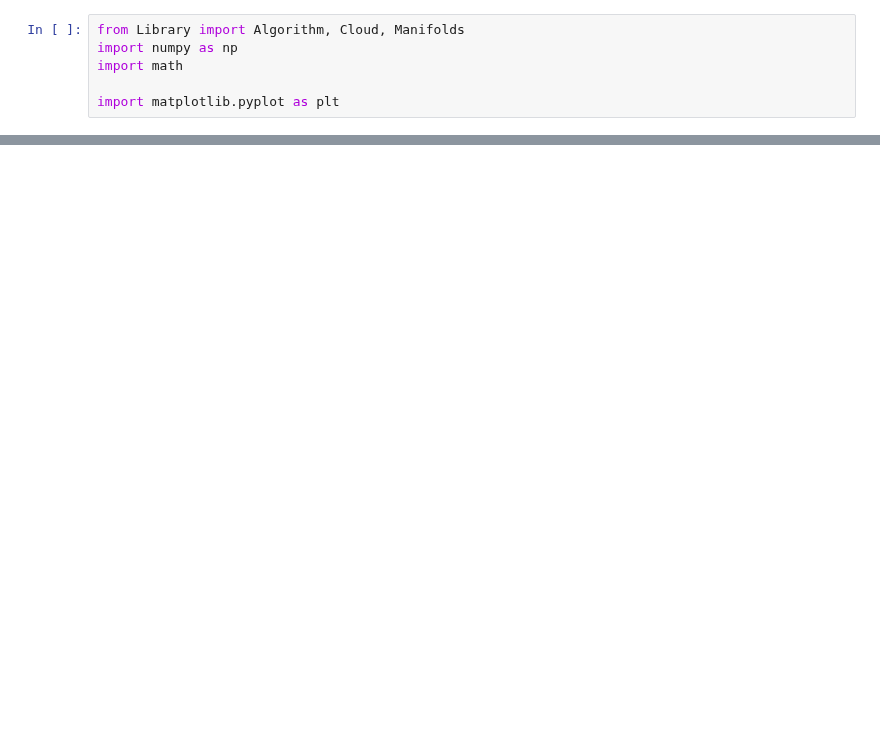
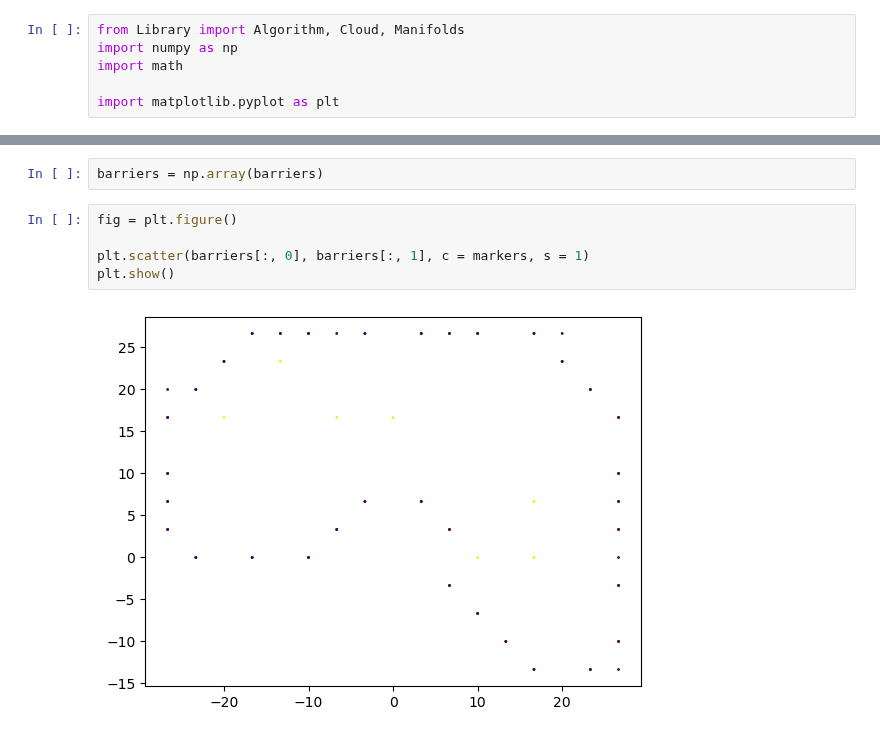
Before and after one commit to gregora/Workspace-of-Redundant-Robots, a Jupyter notebook: example.ipynb, the cells around one changed output, grey strips where cells are left out. Cells and saved outputs as stored; diff of their text form; blank space fills up the shorter version.

```diff
--- a/example.ipynb
+++ b/example.ipynb
@@ -76,0 +166,9 @@ print(borders)
+# %%
+barriers = np.array(barriers)
+# %%
+fig = plt.figure()
+
+plt.scatter(barriers[:, 0], barriers[:, 1], c = markers, s = 1)
+plt.show()
+# %% [output]
+[figure, added]
```
Also changed, not shown: parts of 7 cells of this notebook, 1 other file.
